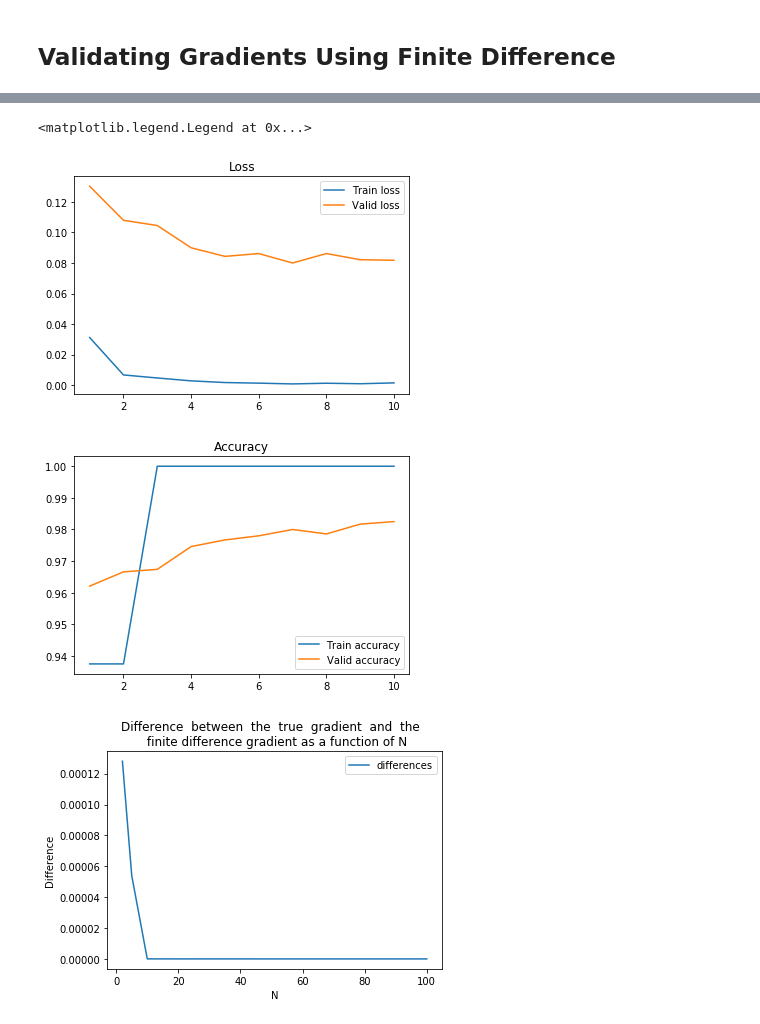
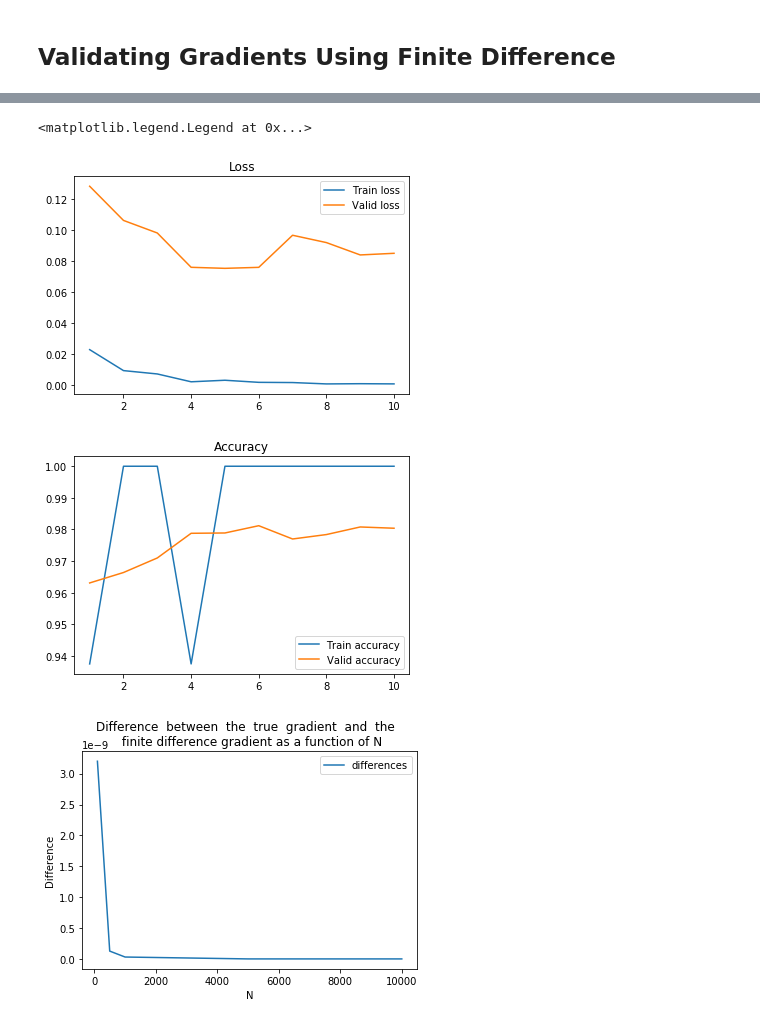
Before and after one commit to LaurenceDupont/ift6135-assignments, a Jupyter notebook: assignment1/problem1.ipynb, the cells around one changed output, grey strips where cells are left out. Cells and saved outputs as stored; diff of their text form; code cells hidden in the pictures.

Commit message:
Problem 1 - changed finite difference model and N values

```diff
--- a/assignment1/problem1.ipynb
+++ b/assignment1/problem1.ipynb
@@ -10,6 +9,6 @@ import torch
 from sklearn.model_selection import train_test_split
 # %%
-f = gzip.open('mnist.pkl.gz')
+f = gzip.open('data/mnist.pkl.gz')
 mnist = pickle.load(f, encoding='latin1')
 # %%
 mnist_train_features = mnist[0][0] #(50000,784)
@@ -311,7 +310,7 @@ print(best, best_params)
 # %% [markdown]
 ## Validating Gradients Using Finite Difference
 # %%
-lr = 0.008
+lr = 0.0075
 hd = (800,300)
 mb = 64
 epoch = 10
@@ -352,8 +351,8 @@ plt.plot(np.arange(1,11,1), log["valid_accuracy"], label = "Valid accuracy")
 plt.legend()
 # %% [output]
 <matplotlib.legend.Legend at 0x...>
-[figure, old version]
+[figure, new version]
-[figure, old version]
+[figure, new version]
 # %%
 def finite_diff_gradient_check(model, sample_X, sample_Y, weights_idx = 10, n_values = None):
     """
@@ -379,32 +378,32 @@ def finite_diff_gradient_check(model, sample_X, sample_Y, weights_idx = 10, n_va
 
             model_finite_diff.W2[0,i] += eps
             loss_eps_plus = model_finite_diff.loss(sample_X, sample_Y)
             model_finite_diff.W2[0,i] -= 2*eps
             loss_eps_minus = model_finite_diff.loss(sample_X, sample_Y)
             model_finite_diff.W2[0,i] += eps
             finite_diff = (loss_eps_plus - loss_eps_minus)/(2*eps)
 
 
             difference = np.abs(grad - finite_diff)
             if difference > max_difference:
                 max_difference = difference
 
         max_differences.append(max_difference)
 
 
     plt.plot(n_values, max_differences, label="differences")
 
     plt.title("Difference  between  the  true  gradient  and  the  \n finite difference gradient as a function of N")
     plt.xlabel("N")
     plt.ylabel("Difference")
     plt.legend()
     plt.show()
 
 finite_diff_gradient_check(
     model_finite_diff,
     (X_train[0, np.newaxis]),
     y_train[0],
-    n_values=[2, 5, 10, 20, 100]
+    n_values=[100, 500, 1000, 5000, 10000]
 )
 # %% [output]
-[figure, old version]
+[figure, new version]
```
Also changed, not shown: parts of 2 cells of this notebook.
